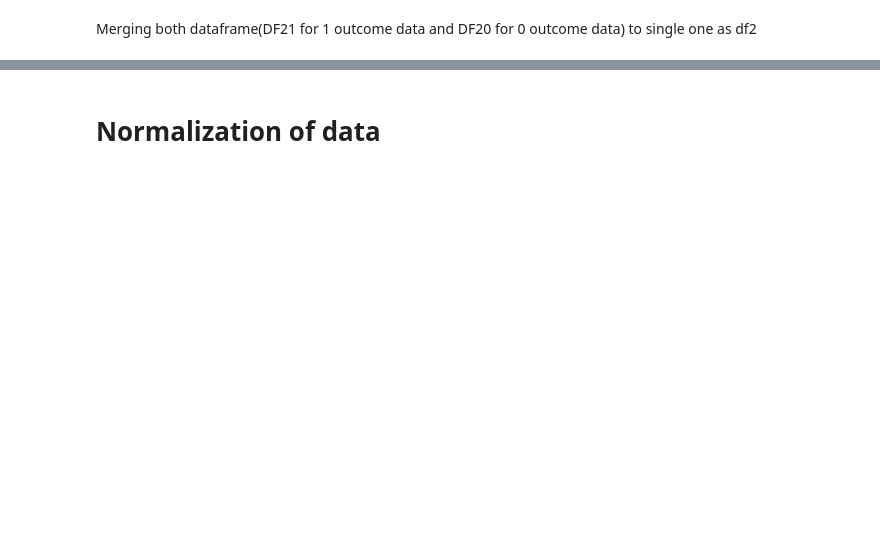
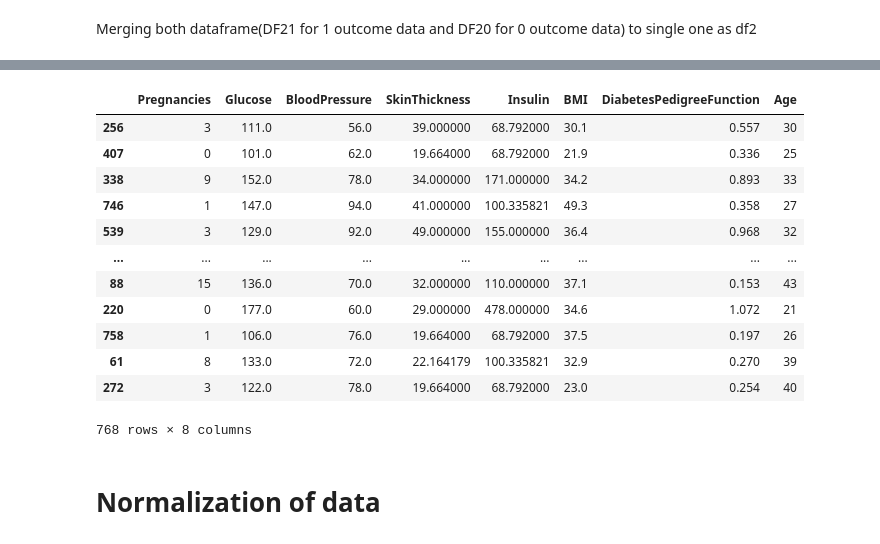
Before and after one commit to mohtashim0007/Machine-Learning-Projects, a Jupyter notebook: DiabetesPrediction.ipynb, the cells around one changed output, grey strips where cells are left out. Drawn from its saved outputs; the diff is of its cells as text; code cells hidden in the pictures; blank space fills up the shorter version.

```diff
--- a/DiabetesPrediction.ipynb
+++ b/DiabetesPrediction.ipynb
@@ -251,0 +248,5 @@ df2 = pd.concat((df20,df21))
+# %%
+df2 = pd.concat((df20,df21))
+
+#Randomize or data beacaue at the momemnt all 1's otcome is at top and 0's are at bottom
+df2 = df2.sample(frac=1, random_state=2)
@@ -253,3 +263,19 @@ df2 = pd.concat((df20,df21))
 #Assigning target value to different variable and dropping from df2
 df_target = df2['Outcome']
 df = df2.drop(columns = ['Outcome'])
+# %%
+df
+# %% [output]
+|  | Pregnancies | Glucose | BloodPressure | SkinThickness | Insulin | BMI | DiabetesPedigreeFunction | Age |
+| 256 | 3 | 111.0 | 56.0 | 39.000000 | 68.792000 | 30.1 | 0.557 | 30 |
+| 407 | 0 | 101.0 | 62.0 | 19.664000 | 68.792000 | 21.9 | 0.336 | 25 |
+| 338 | 9 | 152.0 | 78.0 | 34.000000 | 171.000000 | 34.2 | 0.893 | 33 |
+| 746 | 1 | 147.0 | 94.0 | 41.000000 | 100.335821 | 49.3 | 0.358 | 27 |
+| 539 | 3 | 129.0 | 92.0 | 49.000000 | 155.000000 | 36.4 | 0.968 | 32 |
+| ... | ... | ... | ... | ... | ... | ... | ... | ... |
+| 88 | 15 | 136.0 | 70.0 | 32.000000 | 110.000000 | 37.1 | 0.153 | 43 |
+| 220 | 0 | 177.0 | 60.0 | 29.000000 | 478.000000 | 34.6 | 1.072 | 21 |
+| 758 | 1 | 106.0 | 76.0 | 19.664000 | 68.792000 | 37.5 | 0.197 | 26 |
+| 61 | 8 | 133.0 | 72.0 | 22.164179 | 100.335821 | 32.9 | 0.270 | 39 |
+| 272 | 3 | 122.0 | 78.0 | 19.664000 | 68.792000 | 23.0 | 0.254 | 40 |
+768 rows × 8 columns
```
Also changed, not shown: parts of 19 cells of this notebook.
